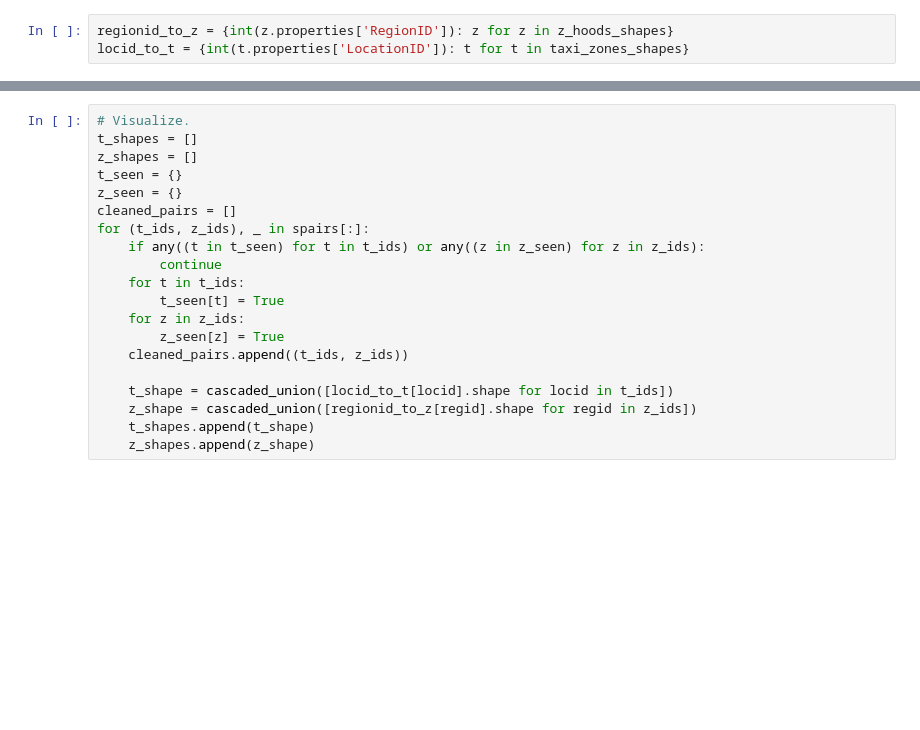
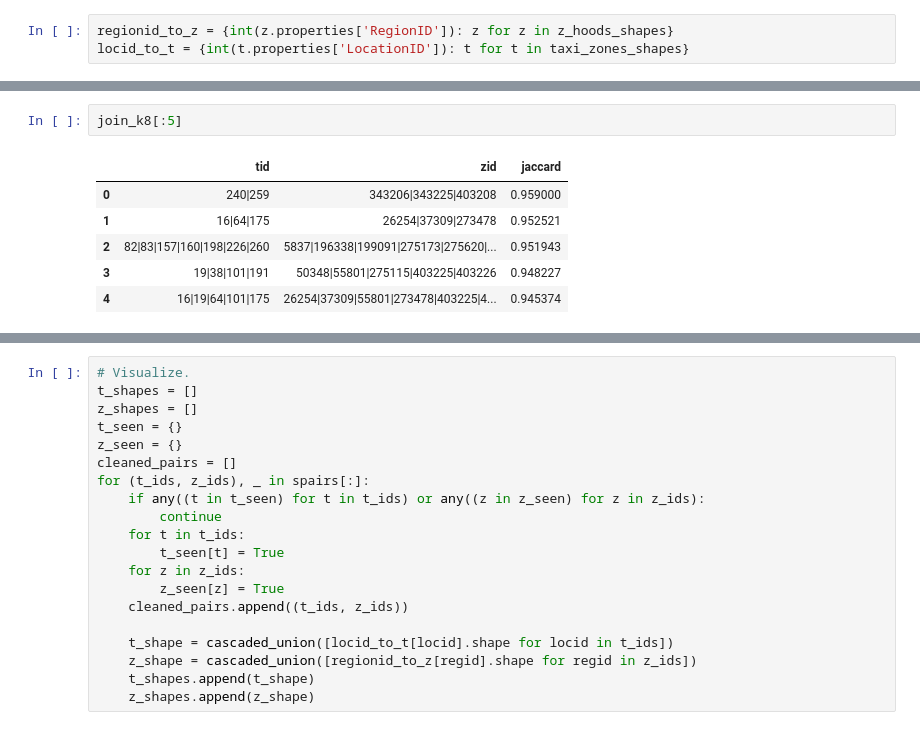
Before and after one commit to ds1004-sp17/ds1004, a Jupyter notebook: deliverable2/score_subgraphs.ipynb, the cells around one changed output, grey strips where cells are left out. Cells and saved outputs as stored; diff of their text form; blank space fills up the shorter version.

```diff
--- a/deliverable2/score_subgraphs.ipynb
+++ b/deliverable2/score_subgraphs.ipynb
@@ -216,0 +138,9 @@ pickle.dump(spairs, open('TLocID_ZRegID_Score.pickle', 'wb'))
+# %%
+join_k8[:5]
+# %% [output]
+|  | tid | zid | jaccard |
+| 0 | 240|259 | 343206|343225|403208 | 0.959000 |
+| 1 | 16|64|175 | 26254|37309|273478 | 0.952521 |
+| 2 | 82|83|157|160|198|226|260 | 5837|196338|199091|275173|275620|... | 0.951943 |
+| 3 | 19|38|101|191 | 50348|55801|275115|403225|403226 | 0.948227 |
+| 4 | 16|19|64|101|175 | 26254|37309|55801|273478|403225|4... | 0.945374 |
```
Also changed, not shown: parts of 17 cells of this notebook, 2 other files.
